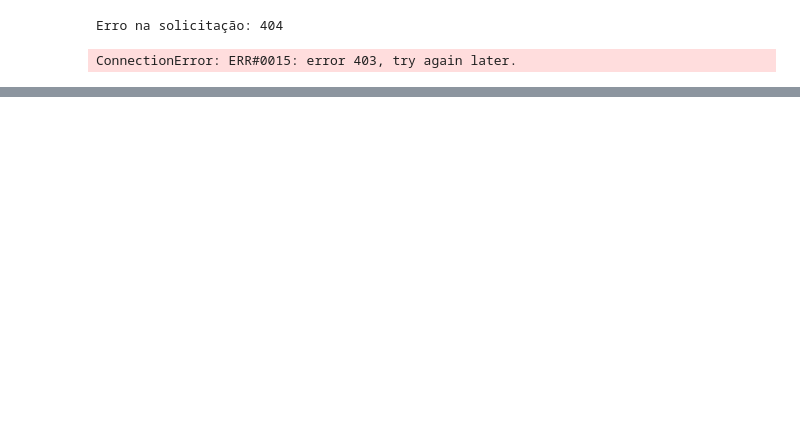
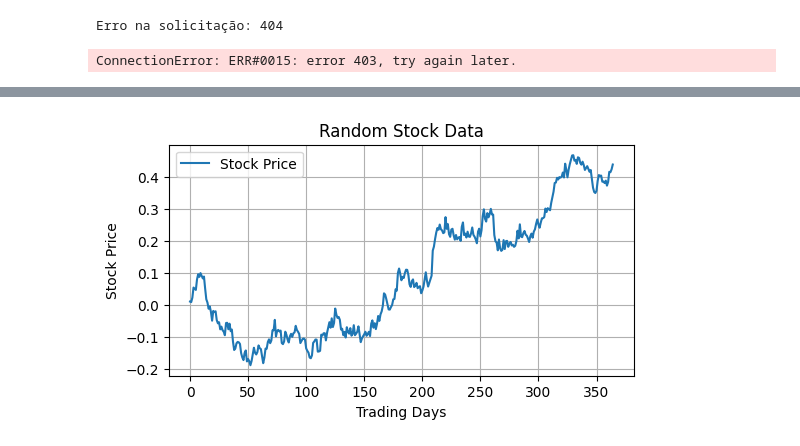
Before and after one commit to Moises-mfg/Analise-exploratoria-blockchain-Bitcoin, a Jupyter notebook: teste_news.ipynb, the cells around one changed output, grey strips where cells are left out. Drawn from its saved outputs; the diff is of its cells as text; code cells hidden in the pictures; blank space fills up the shorter version.

```diff
--- a/teste_news.ipynb
+++ b/teste_news.ipynb
@@ -66,0 +98,12 @@ ConnectionError: ERR#0015: error 403, try again later.
+# %%
+#plot the stock price
+plt.figure(figsize=(6,3))
+plt.plot(stock_data, label='Stock Price')
+plt.title('Random Stock Data')
+plt.xlabel('Trading Days')
+plt.ylabel('Stock Price')
+plt.legend()
+plt.grid(True)
+plt.show()
+# %% [output]
+[figure, added]
```
Also changed, not shown: parts of 6 cells of this notebook.
